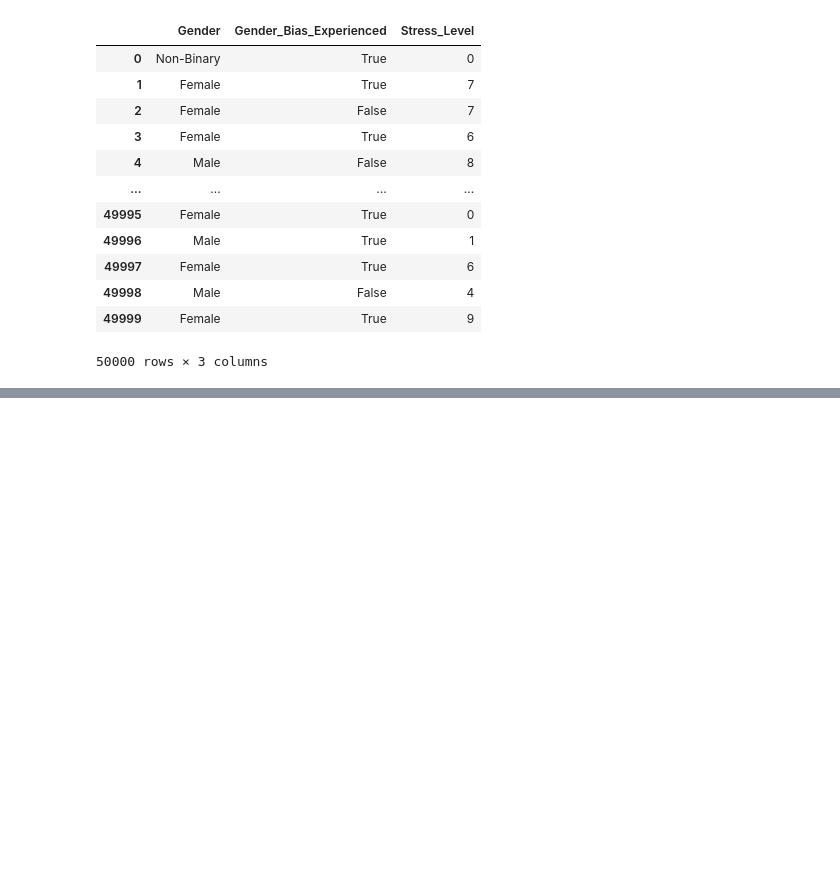
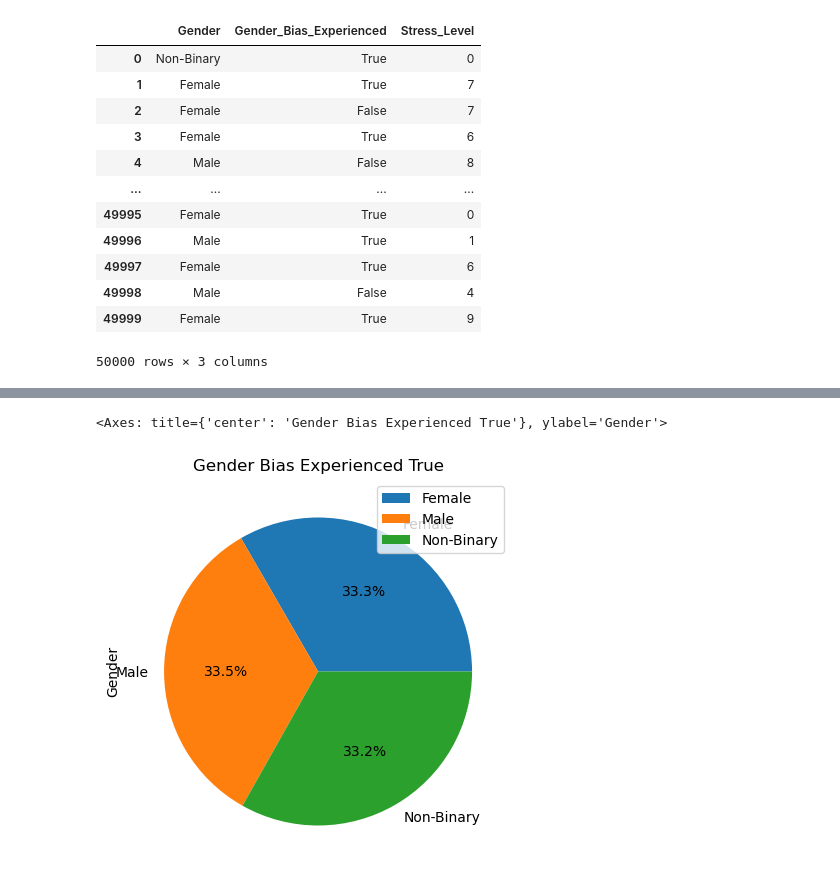
Before and after one commit to eliu14/project_1, a Jupyter notebook: gender.ipynb, the cells around one changed output, grey strips where cells are left out. Cells and saved outputs as stored; diff of their text form; code cells hidden in the pictures; blank space fills up the shorter version.

```diff
--- a/gender.ipynb
+++ b/gender.ipynb
@@ -42,0 +77,10 @@ gender_stress_df.boxplot("Stress_Level",by="Gender", figsize=(10,5))
+# %%
+gender_bias_true = gender_stress_df.loc[gender_stress_df["Gender_Bias_Experienced"] == True]
+gender_bias_group = gender_bias_true.groupby("Gender").count()
+gender_bias_group
+#print(f"Number of True for Male: {gender_bias_true.describe()}")
+#Count of gender biased = true by gender
+gender_bias_group.plot(kind="pie", y="Gender_Bias_Experienced", title="Gender Bias Experienced True",ylabel="Gender",autopct='%.1f%%', figsize=(100, 5))
+# %% [output]
+<Axes: title={'center': 'Gender Bias Experienced True'}, ylabel='Gender'>
+[figure, added]
```
Also changed, not shown: parts of 9 cells of this notebook, 1 other file.
